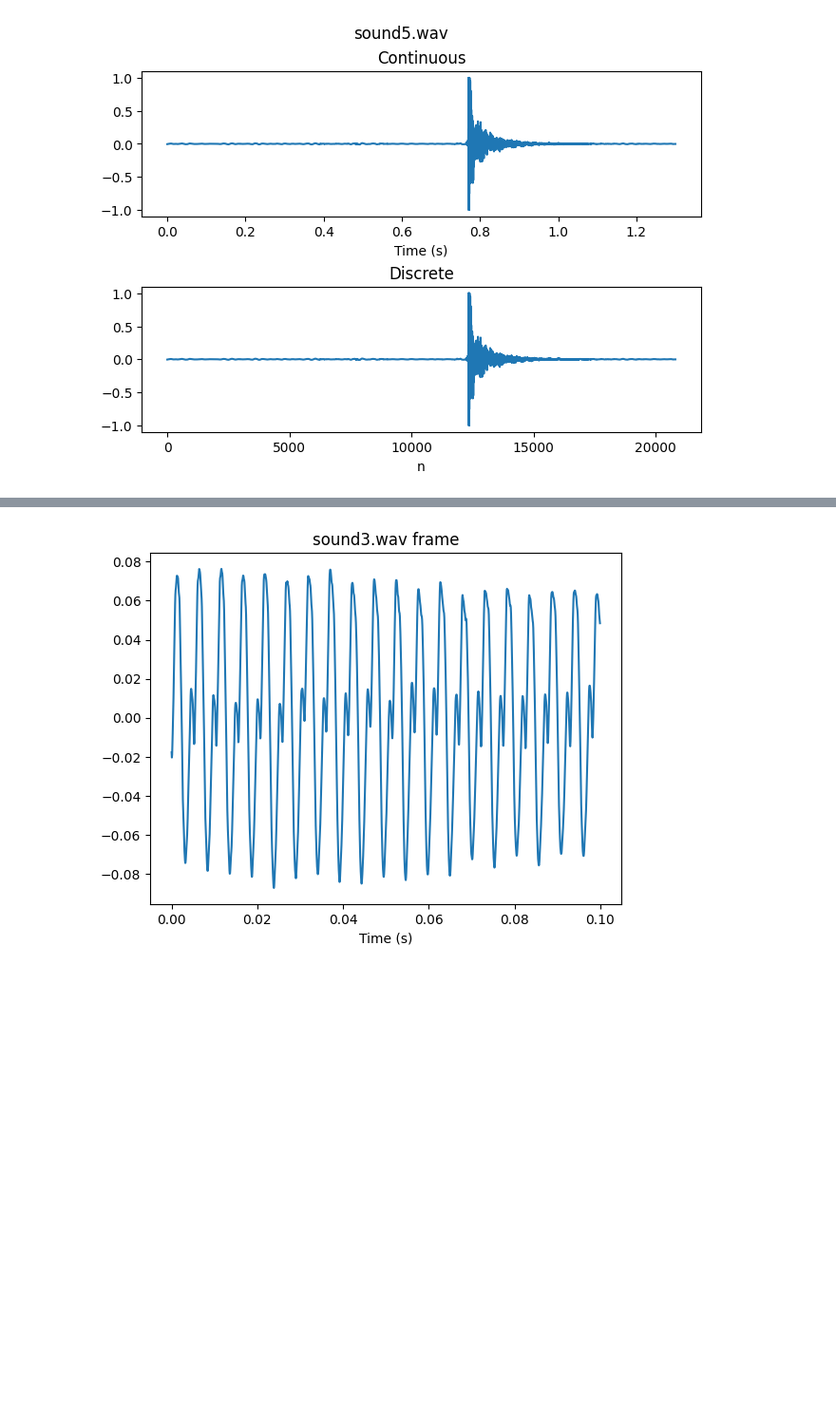
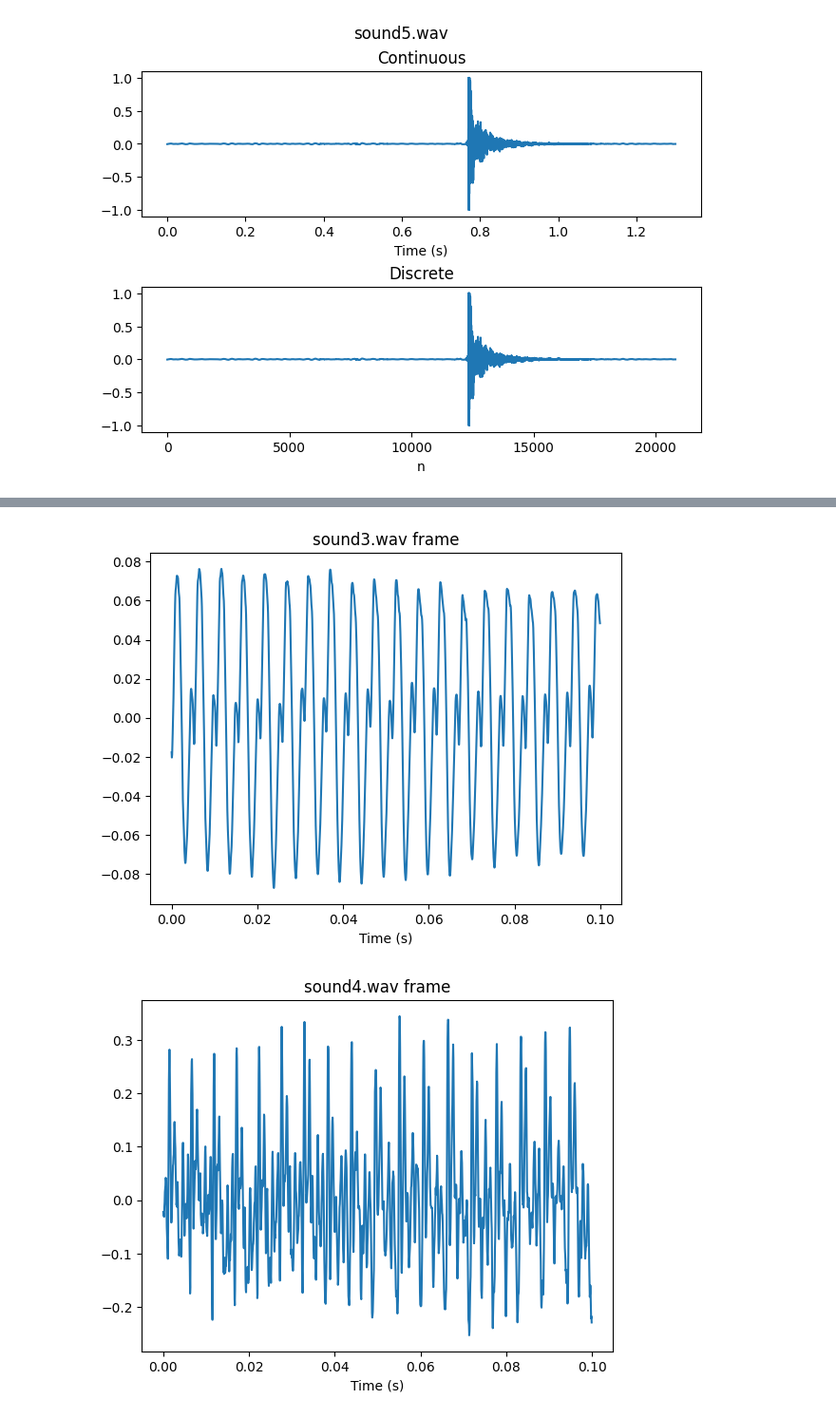
Before and after one commit to carlosedm10/joan-tds, a Jupyter notebook: prac1/python/prac1.ipynb, the cells around one changed output, grey strips where cells are left out. Shown at 95% size. Drawn from its saved outputs; the diff is of its cells as text; code cells hidden in the pictures; blank space fills up the shorter version.

```diff
--- a/prac1/python/prac1.ipynb
+++ b/prac1/python/prac1.ipynb
@@ -34,34 +34,43 @@ for file in os.listdir(AUDIO_DIR):
 [figure]
 [figure]
 # %%
-# get the signal and the sampling frequency of the first 3 .wav files
+# get the signal and the sampling frequency of .wav files
 fs1, y1 = wav.read(os.path.join(AUDIO_DIR, 'sound1.wav'))
 fs2, y2 = wav.read(os.path.join(AUDIO_DIR, 'sound2.wav'))
 fs3, y3 = wav.read(os.path.join(AUDIO_DIR, 'sound3.wav'))
 fs4, y4 = wav.read(os.path.join(AUDIO_DIR, 'sound4.wav'))
 fs5, y5 = wav.read(os.path.join(AUDIO_DIR, 'sound5.wav'))
 
 # normalize the signals to match with matlab behavior
 # samples are 16-bit signed integers in the range -32768 to 32767
 y1 = y1 / 2 ** 15
 y2 = y2 / 2 ** 15
 y3 = y3 / 2 ** 15
 y4 = y4 / 2 ** 15
 y5 = y5 / 2 ** 15
 
 # extract and visualize a 100ms frame from each signal
 yframe1_len = round(0.1 * fs1)
 yframe2_len = round(0.1 * fs2)
 yframe3_len = round(0.1 * fs3)
+yframe4_len = round(0.1 * fs4)
+yframe5_len = round(0.1 * fs5)
 
+# extract the frames from the original signals.
+# The start and end values are chosen by hand to get the relevant part of the signals
 yframe1 = y1[15000:15000 + yframe1_len]
 yframe2 = y2[14000:14000 + yframe2_len]
 yframe3 = y3[1000:1000 + yframe3_len]
+yframe4 = y4[18000:18000 + yframe4_len]
+yframe5 = y5[12300:12300 + yframe5_len]
 
 plot_continuous(yframe1, fs1, 'sound1.wav frame')
 plot_continuous(yframe2, fs2, 'sound2.wav frame')
 plot_continuous(yframe3, fs3, 'sound3.wav frame')
+plot_continuous(yframe4, fs4, 'sound4.wav frame')
+plot_continuous(yframe5, fs5, 'sound5.wav frame')
 # %% [output]
 [figure]
 [figure]
 [figure]
+[figure, added]
```
Also changed, not shown: parts of 10 cells of this notebook, 2 other files.
